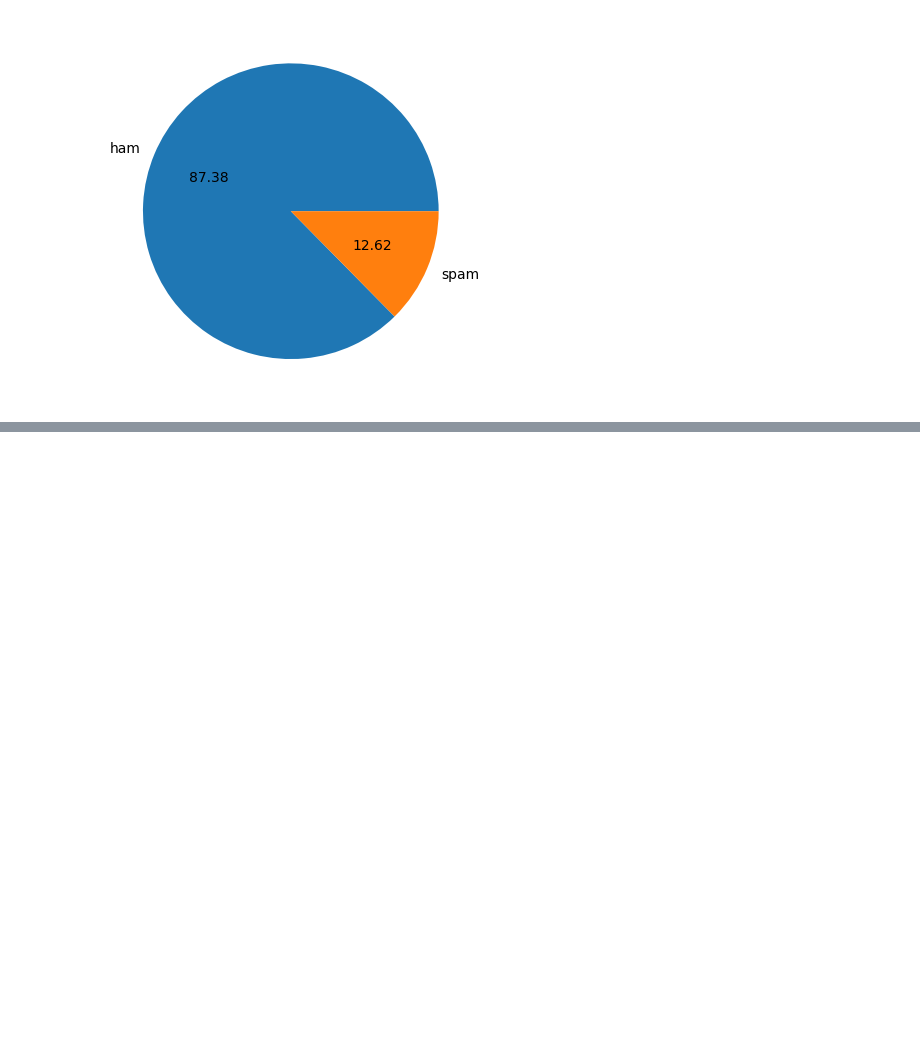
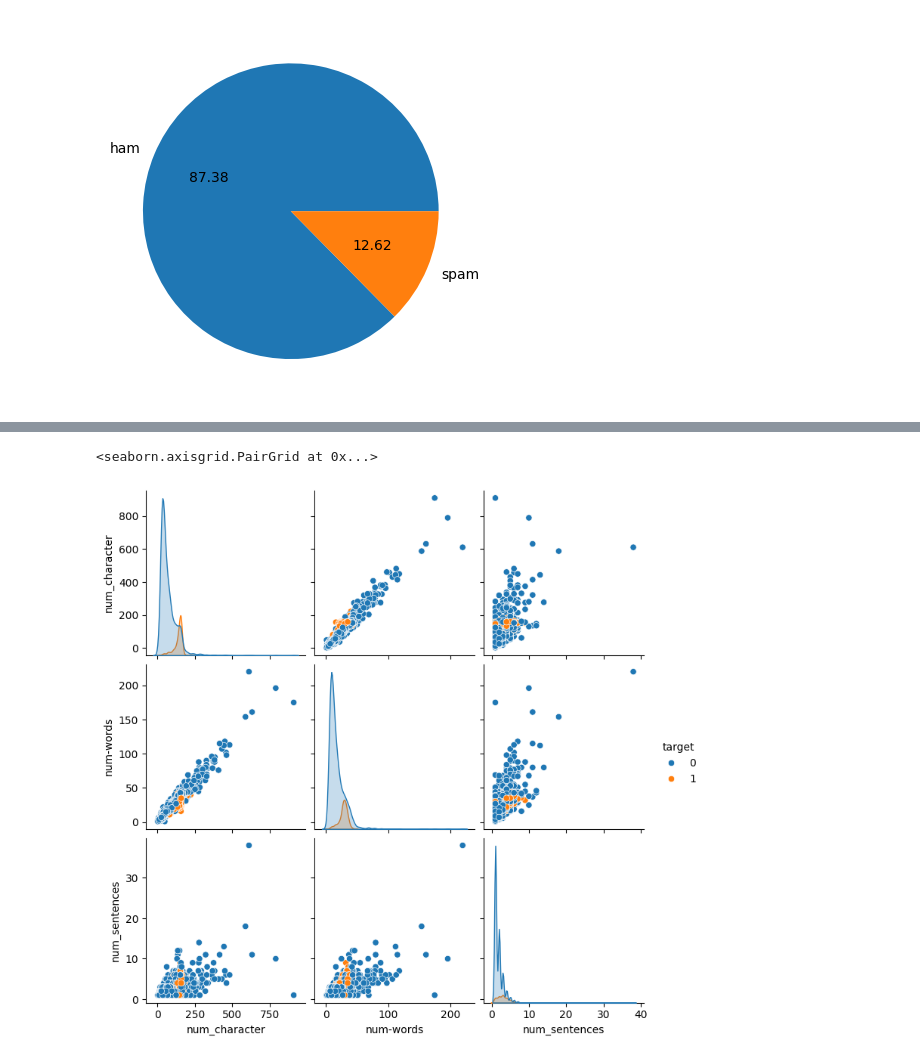
Before and after one commit to PrateekSharma007/Email-spam-detection-, a Jupyter notebook: main.ipynb, the cells around one changed output, grey strips where cells are left out. Drawn from its saved outputs; the diff is of its cells as text; code cells hidden in the pictures; blank space fills up the shorter version.

```diff
--- a/main.ipynb
+++ b/main.ipynb
@@ -150,0 +255,5 @@ plt.show()
+# %%
+sns.pairplot(df,hue='target')
+# %% [output]
+<seaborn.axisgrid.PairGrid at 0x...>
+[figure, added]
```
Also changed, not shown: parts of 13 cells of this notebook.
